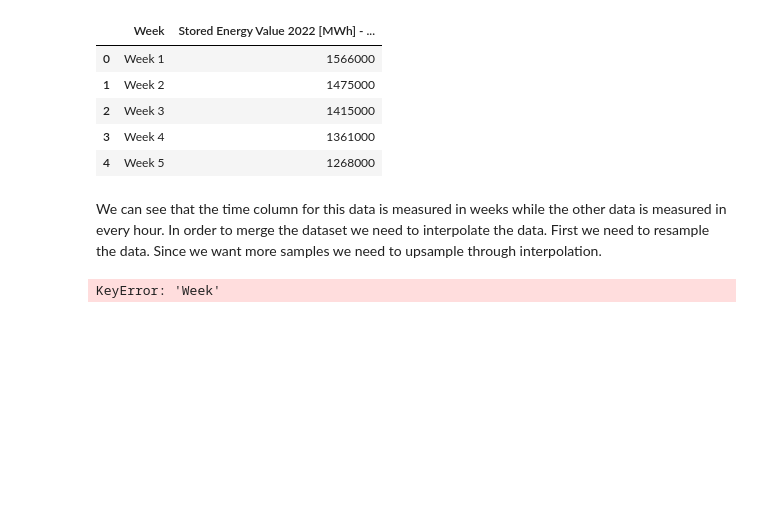
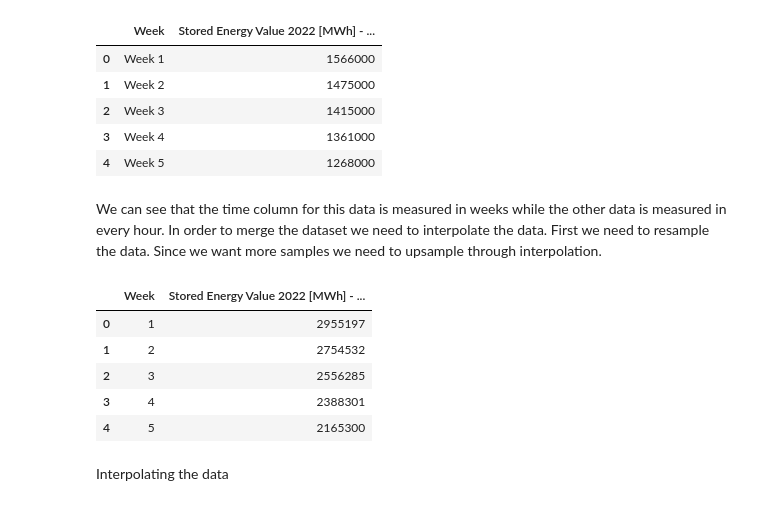
Before and after one commit to HIOF-Bachelor-Project-Group-7/Time-series-energy-price-prediction-bidding-zone-N01, a Jupyter notebook: code/Data aggregation of energy market bidding zone NO1.ipynb, the cells around one changed output. Saved outputs shown, nothing was run; the diff lists cells and outputs as text; code cells hidden in the pictures; blank space fills up the shorter version.

Commit message:
fixed value conversion of week numbers

```diff
--- a/code/Data aggregation of energy market bidding zone NO1.ipynb
+++ b/code/Data aggregation of energy market bidding zone NO1.ipynb
@@ -404,14 +404,19 @@ water_level_SE3.head()
 # %% [markdown]
 We can see that the time column for this data is measured in weeks while the other data is measured in every hour. In order to merge the dataset we need to interpolate the data. First we need to resample the data. Since we want more samples we need to upsample through interpolation.
 # %%
-# indexed_NO1 = water_level_NO1.set_index('Week')
-#
-# indexed_NO1.interpolate(method='index')
-#
-# indexed_NO1.reset_index(inplace= True)
 
-#water_level_NO1.set_index('Week').resample('D').interpolate()
+# remvoing 'weeek' from values in 'Week' column
+for i in range(1,53):
+    water_level_NO1['Week'] = water_level_NO1['Week'].replace(f'Week {i}', i, regex=False)
 
-water_level_NO1['Week'] = water_level_NO1['Week'].replace('Week 1', 1)
+# printing first 5 lines of dataframe to show result
+water_level_NO1.head()
 # %% [output]
-KeyError: 'Week'
+|  | Week | Stored Energy Value 2022 [MWh] - ... |
+| 0 | 1 | 2955197 |
+| 1 | 2 | 2754532 |
+| 2 | 3 | 2556285 |
+| 3 | 4 | 2388301 |
+| 4 | 5 | 2165300 |
+# %% [markdown]
+Interpolating the data
```
